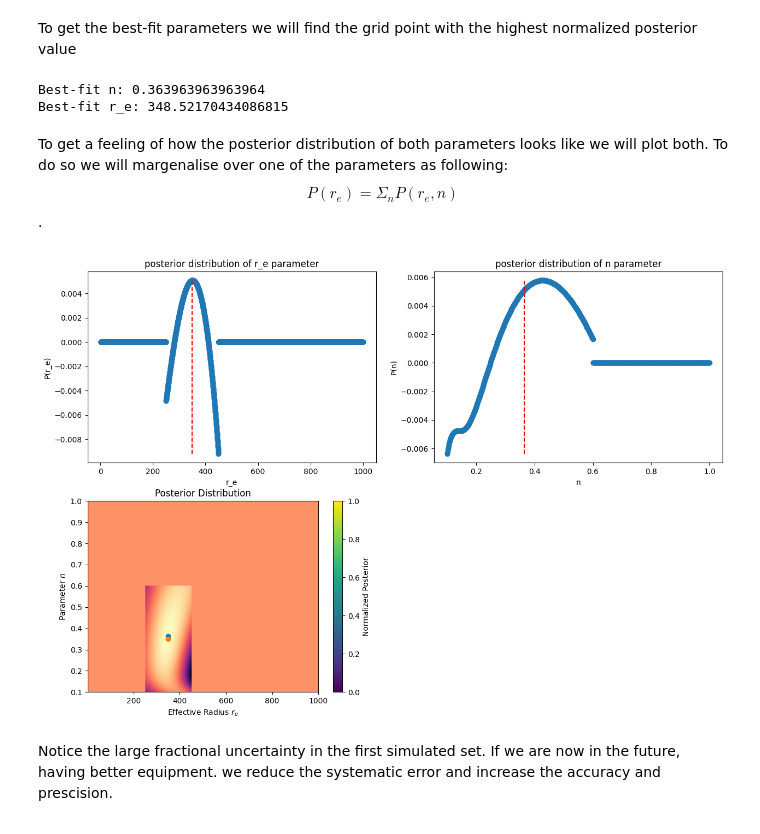
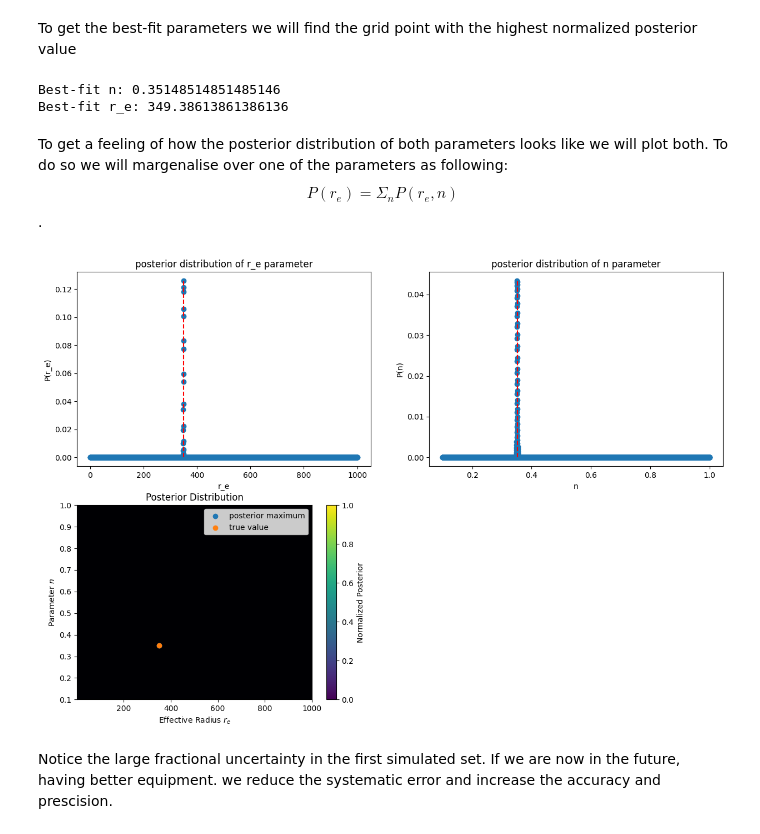
Before and after one commit to t-kist/Bayesian-Statistics-for-Astrophysics-2024, a Jupyter notebook: bayes24/lecture_notes/group4/Bundeltje/Scratchfile-Luka.ipynb, the cells around one changed output. Cells and saved outputs as stored; diff of their text form; code cells hidden in the pictures.

```diff
--- a/bayes24/lecture_notes/group4/Bundeltje/Scratchfile-Luka.ipynb
+++ b/bayes24/lecture_notes/group4/Bundeltje/Scratchfile-Luka.ipynb
@@ -21,10 +21,9 @@ from tqdm.notebook import tqdm
 import numpy as np
 import scipy.optimize as opt
 import scipy.special as sp
-
 import matplotlib.pyplot as plt
 
-# -------------------- Step 1: Simulate Gravitational Wave Data --------------------
+# -------------------- Step 1: Simulate SNR density distribution --------------------
 np.random.seed(120847)
 
 def sersic_profile(r, r_e, n):
@@ -35,7 +34,7 @@ def sersic_profile(r, r_e, n):
 
 def sim_data(r,r_e,n, fractional_uncertainty):
 	y_true = sersic_profile(r,r_e,n)
-	y_unc_true = np.abs(y_true)*fractional_uncertainty + 0.05
+	y_unc_true = np.abs(y_true)*fractional_uncertainty
 	y_sample = np.random.normal(y_true, y_unc_true, size=len(r))
 	return y_sample, y_unc_true
 
@@ -49,14 +48,13 @@ true_r_e = 350
 
 #simulating data
 fractional_uncertainty = 0.1
-
 sim_r, sim_r_uncertainty = sim_data(r_range, true_r_e , true_n, fractional_uncertainty)
-
+#
 plt.figure()
 plt.title("Sersic Profile and simulated data")
 plt.plot(r_range, sersic_profile(r_range, true_r_e, true_n), c="red", label="True profile")
 plt.scatter(r_range, sim_r, alpha=0.1, label="Simulated data")
-plt.ylim(-0.3,1.1)
+plt.xlim(0,R_max)
 plt.grid()
 plt.xlabel("Radial distance (r)")
 plt.ylabel("Density")
@@ -69,36 +67,37 @@ After simulating some data we can start the bayesian inference. We start with st
 # %%
 # -------------------- Step 2: Define Prior and Likelihood --------------------
 def flat_prior(n, r_e ):
-    if 0.1<= n <= 0.6 and 250 <= r_e <= 450:  # Example bounds
+    if 0.3<= n <= 0.4 and 325 <= r_e <= 375:  # Example bounds
         return 1
     return 0
 
 def log_likelihood(r, observed, sigma, r_e, n,):
     model_density = sersic_profile(r, r_e, n)
-    return -np.sum(0.5 * ((observed - model_density) / sigma) ** 2 + np.log(sigma * np.sqrt(2 * np.pi)))
+    return (-np.sum(0.5 * ((observed - model_density) / sigma) ** 2 + np.log(sigma * np.sqrt(2 * np.pi))))
 
 def posterior(n_space, r_e_space, r_range, sim_r, sim_r_uncertainty, prior):
-    posterior_grid = np.zeros((len(n_space),len(r_e_space)))
+    log_posterior_grid = np.full((len(n_space),len(r_e_space)), -np.inf)
+
     # Loop over all combinations of n and r_e, filling in the grid with values of the posterior
     for i in tqdm(range(len(n_space))):
         for j in range(len(r_e_space)):
             prior_val = prior(n_space[i],r_e_space[j] )
             if prior_val == 0:
-                posterior_grid[i, j] = 0
+                continue
             else:
                 # Compute likelihood for this position (using the simulated data)
                 # Compute the posterior for this position,
                 # i represents the n parameter (axis = 0), and j represents the r_e parameter (axis=1)
-                likelihood_value = log_likelihood(r_range, sim_r, sim_r_uncertainty,r_e_space[j], n_space[i] )
-                posterior_grid[i, j] = likelihood_value * prior_val
+                log_likelihood_value = log_likelihood(r_range, sim_r, sim_r_uncertainty,r_e_space[j], n_space[i] )
+                log_posterior_grid[i, j] = log_likelihood_value + np.log(prior_val)
+    posterior = np.exp(log_posterior_grid- np.max(log_posterior_grid))
 
-
-    return  posterior_grid
+    return  posterior
 # %% [markdown]
 Step three of bayesian inference will be to calculate the posterior density. Since we are using a grid search we will do so for all combinations of  r_e and n as chosen in our grid below.
 # %%
 # Create a 2D grid of r_e and n,
-n_space = np.linspace(0.1, 1, 1000)
-r_e_space = np.linspace(1, R_max, 5000)
+n_space = np.linspace(0.1, 1, 10000)
+r_e_space = np.linspace(1, R_max, 10000)
 posterior_grid = posterior(n_space, r_e_space, r_range, sim_r, sim_r_uncertainty, flat_prior)
 # %% [markdown]
@@ -114,8 +114,8 @@ best_fit_r_e = r_e_space[max_idx[1]]
 print(f"Best-fit n: {best_fit_n}")
 print(f"Best-fit r_e: {best_fit_r_e}")
 # %% [output]
-Best-fit n: 0.363963963963964
-Best-fit r_e: 348.52170434086815
+Best-fit n: 0.35148514851485146
+Best-fit r_e: 349.38613861386136
 # %% [markdown]
 To get a feeling of how the posterior distribution of both parameters looks like we will plot both. To do so we will margenalise over one of the parameters as following: $$ P(r_e) = \Sigma_{n} P(r_e,n) $$.
 # %%
@@ -123,35 +123,35 @@ P_r_e = np.sum(posterior_grid, axis=0)
 P_n = np.sum(posterior_grid, axis=1)
 
 plt.figure(figsize=(15,10))
 plt.subplot(2,2,1)
 plt.title("posterior distribution of r_e parameter")
 plt.scatter(r_e_space, P_r_e)
 
 plt.vlines(x= best_fit_r_e, ymin=np.min(P_r_e),ymax=np.max(P_r_e), color="r", linestyles="--")
 plt.xlabel("r_e")
 plt.ylabel("P(r_e)")
 
 
 plt.subplot(2,2,2)
 plt.title("posterior distribution of n parameter")
 plt.scatter(n_space,P_n)
 plt.vlines(x= best_fit_n,ymin=np.min(P_n),ymax=np.max(P_n), color="r", linestyles="--")
 plt.xlabel("n")
 plt.ylabel("P(n)")
 
 
 plt.subplot(2,2,3)
 plt.imshow(posterior_grid, extent=[r_e_space.min(), r_e_space.max(), n_space.min(), n_space.max()], origin='lower', aspect='auto', cmap='magma')
 plt.scatter(best_fit_r_e, best_fit_n, label="posterior maximum")
 plt.scatter(true_r_e,true_n, label="true value")
 plt.colorbar(label="Normalized Posterior")
 plt.title("Posterior Distribution")
 plt.xlabel("Effective Radius $r_e$")
 plt.ylabel("Parameter $n$")
-
+plt.legend()
 plt.show()
 # %% [output]
-[figure, old version]
+[figure, new version]
 # %% [markdown]
 Notice the large fractional uncertainty in the first simulated set. If we are now in the future, having better equipment. we reduce the systematic error and increase the accuracy and prescision.
 # %%
```
Also changed, not shown: parts of 9 cells of this notebook.
